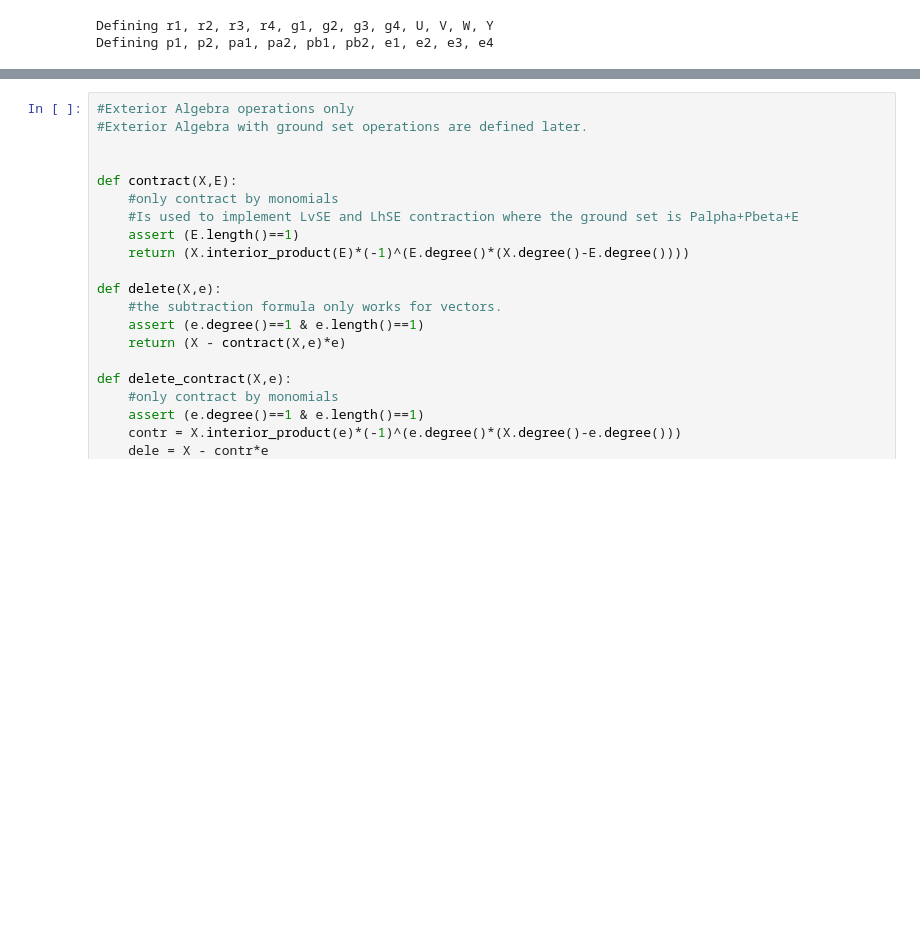
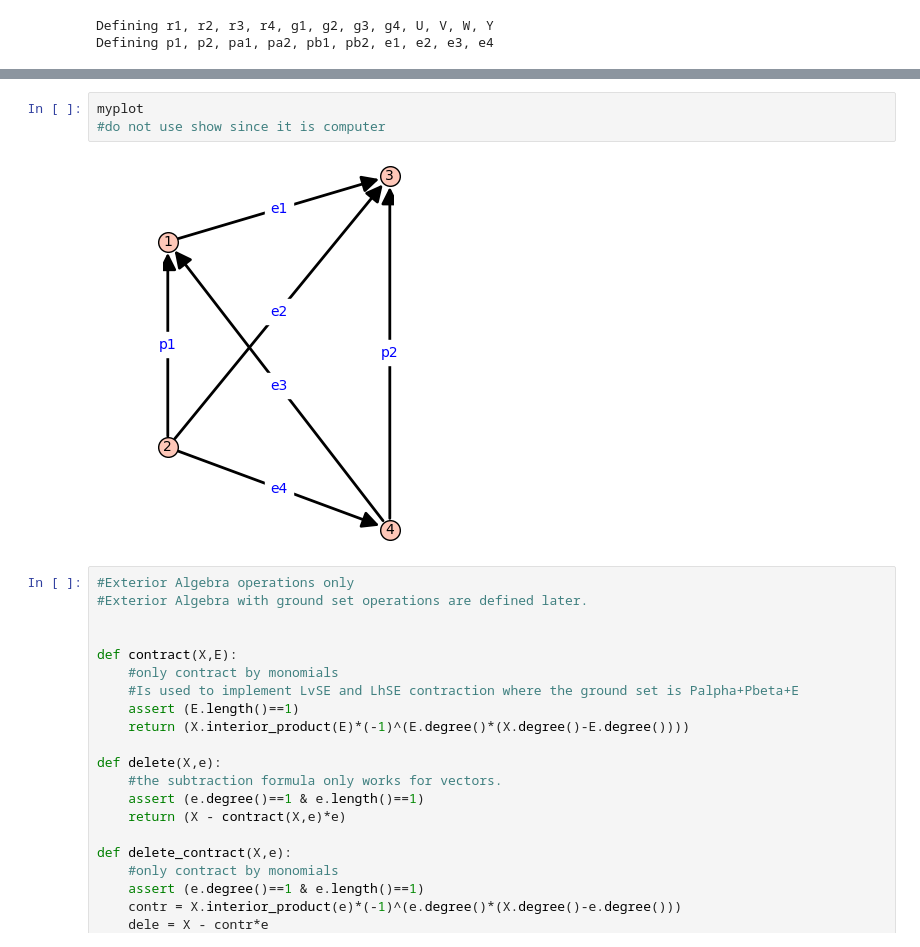
Before and after one commit to chaikens/MathOfElec, a Jupyter notebook: ALCO-TutteExShort/Sage/TreeForUse.ipynb, the cells around one changed output, grey strips where cells are left out. Cells and saved outputs as stored; diff of their text form; blank space fills up the shorter version.

```diff
--- a/ALCO-TutteExShort/Sage/TreeForUse.ipynb
+++ b/ALCO-TutteExShort/Sage/TreeForUse.ipynb
@@ -288,3 +309,8 @@ Coef: r4*g1*g2*g3 + r3*g1*g2*g4 + r2*g1*g3*g4 + r1*g2*g3*g4
+# %%
+myplot
+#do not use show since it is computer
+# %% [output]
+[figure, added]
 # %%
 #Exterior Algebra operations only
 #Exterior Algebra with ground set operations are defined later.
```
Also changed, not shown: parts of 18 cells of this notebook.
